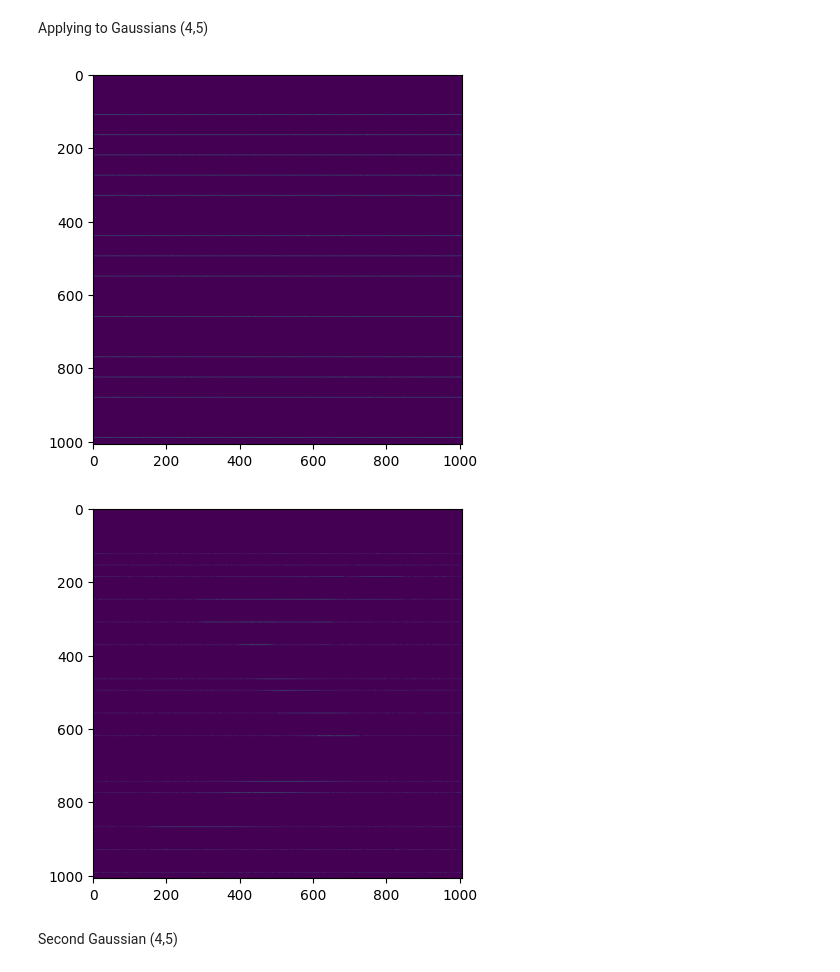
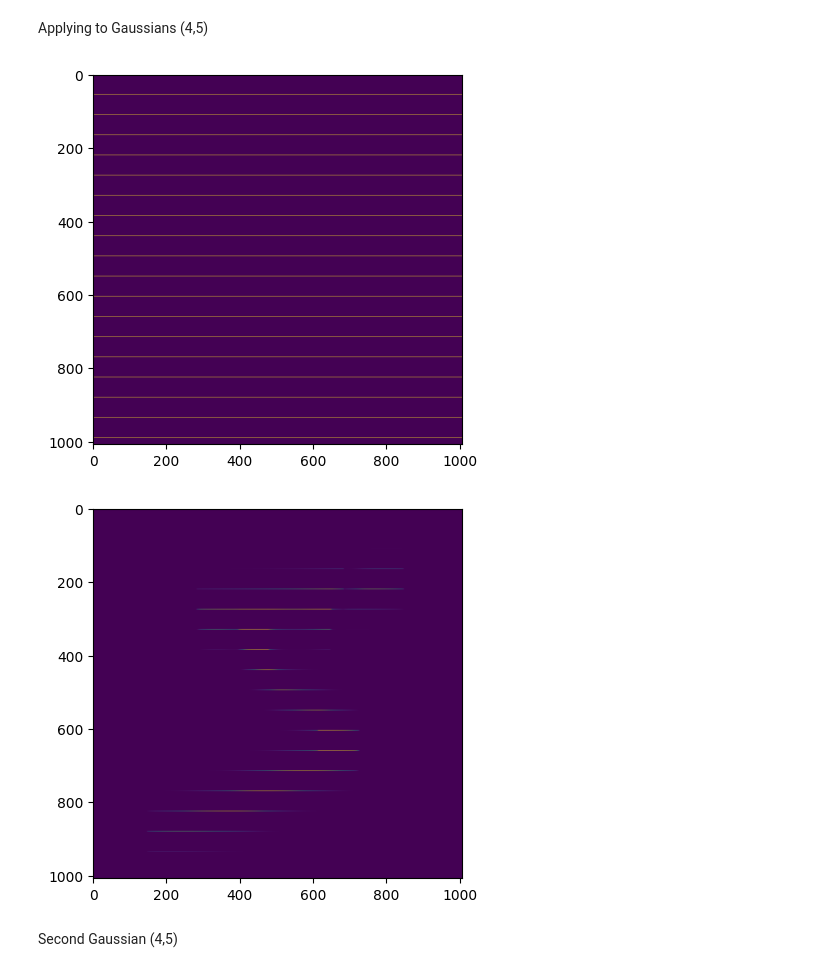
Before and after one commit to takakhoo/UNet-MNIST-to-Spectrogram, a Jupyter notebook: 1.ipynb, the cells around one changed output. Drawn from its saved outputs; the diff is of its cells as text; code cells hidden in the pictures.

```diff
--- a/1.ipynb
+++ b/1.ipynb
@@ -184,7 +184,7 @@ def harmonics(gaussian, fundamentalnote):
     for column in range(1008):
         for row in range(1008):
             if((row) % fundamentalnote == 0 or (row) % (1.25 * fundamentalnote)  == 0 or (row) % (1.5 * fundamentalnote) == 0 ):
-                harmonicsarray[row, column] = gaussian[row, column] + np.abs(np.random.normal(0,120,1))
+                harmonicsarray[row, column] = gaussian[row, column]
             else:
                 harmonicsarray[row, column] = 0
 
@@ -193,23 +193,23 @@ def harmonics(gaussian, fundamentalnote):
 Applying to Gaussians (4,5)
 # %%
 gaussiann = np.load('thenumber4-upscaled-blurred.npy')
-harmonic = harmonics(gaussiann, 110)
+harmonic = harmonics(gaussiann, 55)
 
 plt.imshow(harmonic)
 plt.show()
 im = Image.fromarray(harmonic).convert('RGB')
 im.save("thenumber4-upscaled-blurred-harmonics.png")
 
 gaussiann = np.load('thenumber5-upscaled-blurred.npy')
-harmonic = harmonics(gaussiann, 124)
+harmonic = harmonics(gaussiann, 55)
 
 plt.imshow(harmonic)
 plt.show()
 im = Image.fromarray(harmonic).convert('RGB')
 im.save("thenumber5-upscaled-blurred-harmonics.png")
 # %% [output]
-[figure, old version]
+[figure, new version]
-[figure, old version]
+[figure, new version]
 # %% [markdown]
 Second Gaussian (4,5)
 # %%
```
Also changed, not shown: parts of 11 cells of this notebook.
